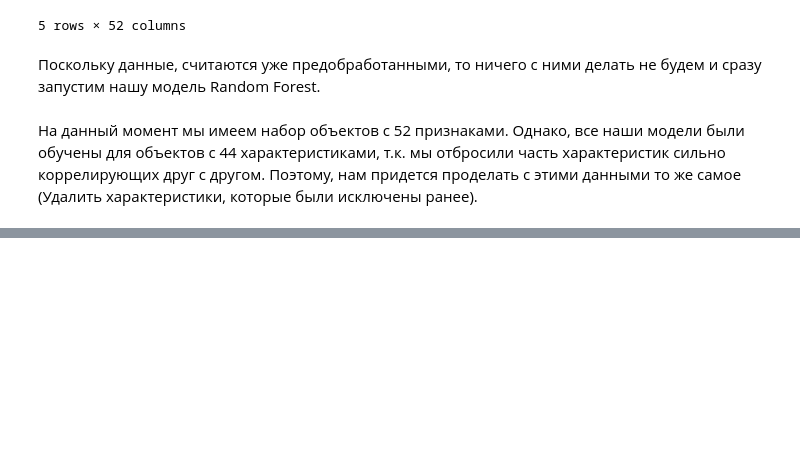
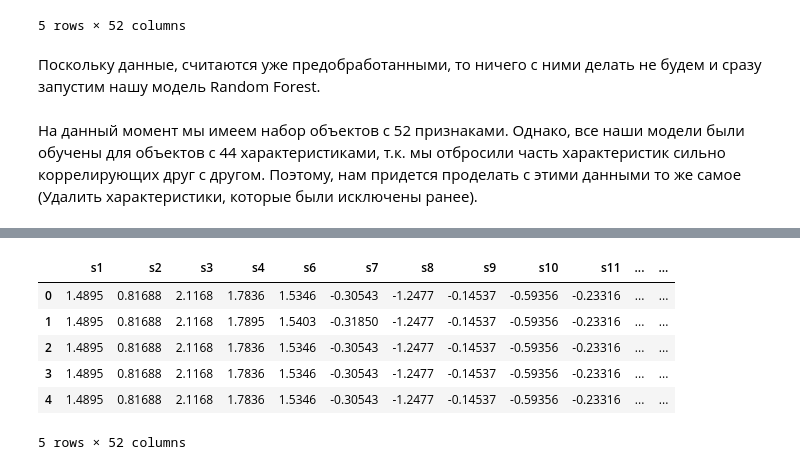
Before and after one commit to clipext/MachineLearning, a Jupyter notebook: hometask.ipynb, the cells around one changed output, grey strips where cells are left out. Cells and saved outputs as stored; diff of their text form; code cells hidden in the pictures; blank space fills up the shorter version.

```diff
--- a/hometask.ipynb
+++ b/hometask.ipynb
@@ -576,0 +673,10 @@ data_test = data_test.drop(['s4','d19','d25','d27','d29','d31','d35'],axis=1)
+# %%
+data_train.head()
+# %% [output]
+|  | s1 | s2 | s3 | s4 | s6 | s7 | s8 | s9 | s10 | s11 | ... | ... |
+| 0 | 1.4895 | 0.81688 | 2.1168 | 1.7836 | 1.5346 | -0.30543 | -1.2477 | -0.14537 | -0.59356 | -0.23316 | ... | ... |
+| 1 | 1.4895 | 0.81688 | 2.1168 | 1.7895 | 1.5403 | -0.31850 | -1.2477 | -0.14537 | -0.59356 | -0.23316 | ... | ... |
+| 2 | 1.4895 | 0.81688 | 2.1168 | 1.7836 | 1.5346 | -0.30543 | -1.2477 | -0.14537 | -0.59356 | -0.23316 | ... | ... |
+| 3 | 1.4895 | 0.81688 | 2.1168 | 1.7836 | 1.5346 | -0.30543 | -1.2477 | -0.14537 | -0.59356 | -0.23316 | ... | ... |
+| 4 | 1.4895 | 0.81688 | 2.1168 | 1.7836 | 1.5346 | -0.30543 | -1.2477 | -0.14537 | -0.59356 | -0.23316 | ... | ... |
+5 rows × 52 columns
```
Also changed, not shown: parts of 46 cells of this notebook, 1 other file.
